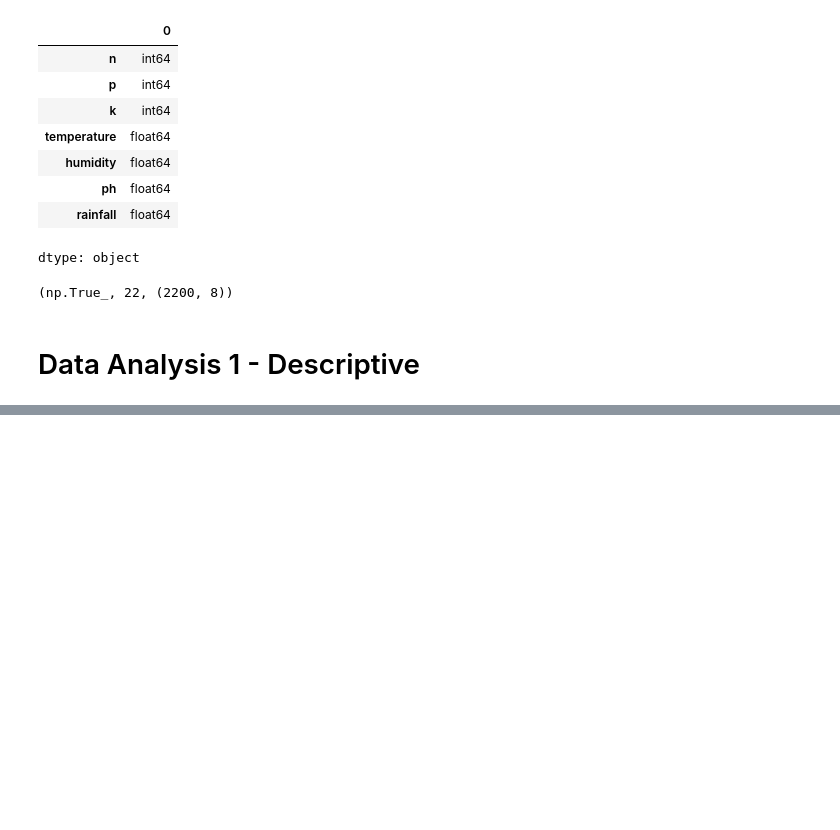
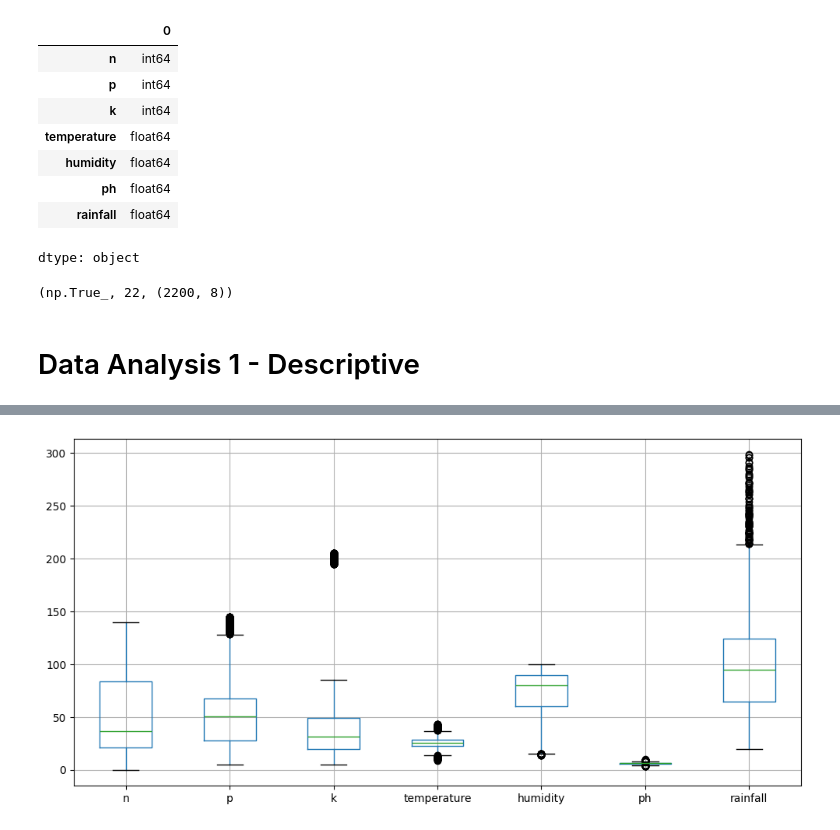
Before and after one commit to psubedicsu/Final-Project---608, a Jupyter notebook: Final_Project.ipynb, the cells around one changed output, grey strips where cells are left out. Saved outputs shown, nothing was run; the diff lists cells and outputs as text; code cells hidden in the pictures; blank space fills up the shorter version.

```diff
--- a/Final_Project.ipynb
+++ b/Final_Project.ipynb
@@ -36,0 +57,7 @@ df["label"].notna().all(), df["label"].nunique(), df.shape
+# %%
+plt.figure(figsize=(10,5))
+df[cols].boxplot()
+plt.tight_layout()
+plt.show()
+# %% [output]
+[figure, added]
```
Also changed, not shown: parts of 5 cells of this notebook.
